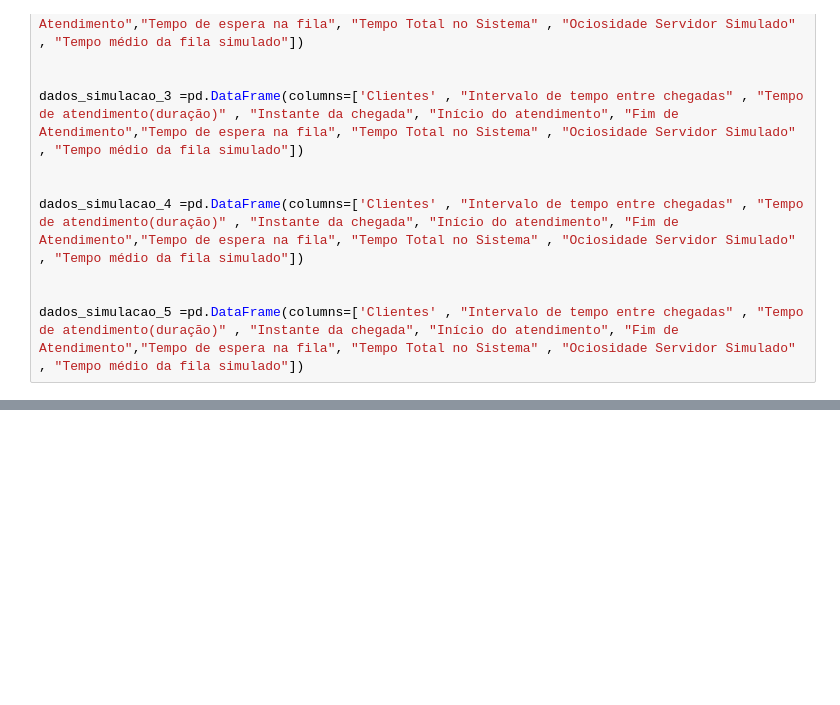
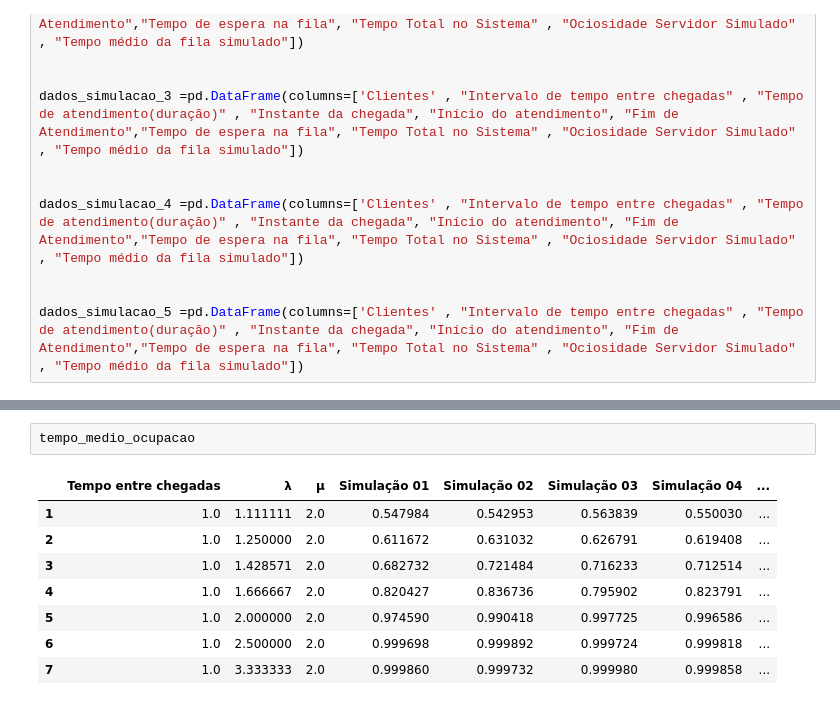
Before and after one commit to alexandrelpgillet/An-lise-de-Filas, a Jupyter notebook: notebook.ipynb, the cells around one changed output, grey strips where cells are left out. Saved outputs shown, nothing was run; the diff lists cells and outputs as text; blank space fills up the shorter version.

```diff
--- a/notebook.ipynb
+++ b/notebook.ipynb
@@ -418,0 +450,11 @@ tempo_medio_espera_replicações
+# %%
+tempo_medio_ocupacao
+# %% [output]
+|  | Tempo entre chegadas | λ | μ | Simulação 01 | Simulação 02 | Simulação 03 | Simulação 04 | ... |
+| 1 | 1.0 | 1.111111 | 2.0 | 0.547984 | 0.542953 | 0.563839 | 0.550030 | ... |
+| 2 | 1.0 | 1.250000 | 2.0 | 0.611672 | 0.631032 | 0.626791 | 0.619408 | ... |
+| 3 | 1.0 | 1.428571 | 2.0 | 0.682732 | 0.721484 | 0.716233 | 0.712514 | ... |
+| 4 | 1.0 | 1.666667 | 2.0 | 0.820427 | 0.836736 | 0.795902 | 0.823791 | ... |
+| 5 | 1.0 | 2.000000 | 2.0 | 0.974590 | 0.990418 | 0.997725 | 0.996586 | ... |
+| 6 | 1.0 | 2.500000 | 2.0 | 0.999698 | 0.999892 | 0.999724 | 0.999818 | ... |
+| 7 | 1.0 | 3.333333 | 2.0 | 0.999860 | 0.999732 | 0.999980 | 0.999858 | ... |
```
Also changed, not shown: parts of 14 cells of this notebook.
